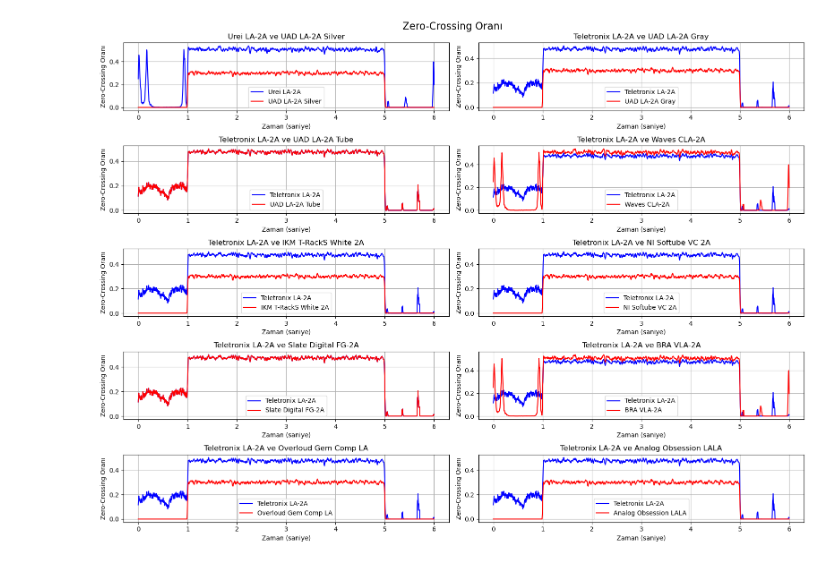
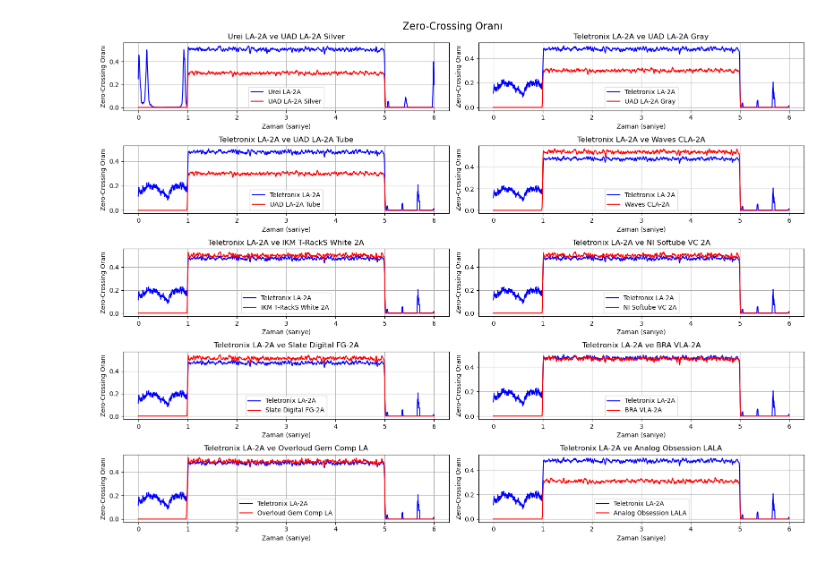
Before and after one commit to nazimerensahin/Audio-Comparison, a Jupyter notebook: Master's Thesis/ZCR.ipynb, the cells around one changed output. Saved outputs shown, nothing was run; the diff lists cells and outputs as text; code cells hidden in the pictures.

```diff
--- a/Master's Thesis/ZCR.ipynb
+++ b/Master's Thesis/ZCR.ipynb
@@ -15,18 +15,18 @@ import librosa.display
 
 # Ses dosyalarının yollarını bir listeye ekleme
 audio_files = [
-    "/Users/nazimerensahin/Desktop/la_2a_processed/PLUGINS/Audio Files/white.noise.LA2A Teletronix_05.wav",
-    "/Users/nazimerensahin/Desktop/la_2a_processed/PLUGINS/Audio Files/white.noise.LA2A Urei_04.wav",
-    "/Users/nazimerensahin/Desktop/la_2a_processed/PLUGINS/Audio Files/uad gray white noise.wav",
-    "/Users/nazimerensahin/Desktop/la_2a_processed/PLUGINS/Audio Files/uad silver white noise.wav",
-    "/Users/nazimerensahin/Desktop/la_2a_processed/PLUGINS/Audio Files/white.noise.LA2A Teletronix_05.wav",
-    "/Users/nazimerensahin/Desktop/la_2a_processed/PLUGINS/Audio Files/white.noise.LA2A Urei_04.wav",
-    "/Users/nazimerensahin/Desktop/la_2a_processed/PLUGINS/Audio Files/uad gray white noise.wav",
-    "/Users/nazimerensahin/Desktop/la_2a_processed/PLUGINS/Audio Files/uad silver white noise.wav",
-    "/Users/nazimerensahin/Desktop/la_2a_processed/PLUGINS/Audio Files/white.noise.LA2A Teletronix_05.wav",
-    "/Users/nazimerensahin/Desktop/la_2a_processed/PLUGINS/Audio Files/white.noise.LA2A Urei_04.wav",
-    "/Users/nazimerensahin/Desktop/la_2a_processed/PLUGINS/Audio Files/uad gray white noise.wav",
-    "/Users/nazimerensahin/Desktop/la_2a_processed/PLUGINS/Audio Files/uad silver white noise.wav",
+    "/Users/nazimerensahin/Desktop/processed/teletronix_white_noise.wav",
+    "/Users/nazimerensahin/Desktop/processed/urei_white_noise.wav",
+    "/Users/nazimerensahin/Desktop/processed/uad_gray_white_noise.wav",
+    "/Users/nazimerensahin/Desktop/processed/uad_silver_white_noise.wav",
+    "/Users/nazimerensahin/Desktop/processed/uad_tube_white_noise.wav",
+    "/Users/nazimerensahin/Desktop/processed/waves_cla-2a_white_noise.wav",
+    "/Users/nazimerensahin/Desktop/processed/ikm_white-2a_white_noise.wav",
+    "/Users/nazimerensahin/Desktop/processed/ni_softube_vc-2a_white_noise.wav",
+    "/Users/nazimerensahin/Desktop/processed/ss_fg-2a_white_noise.wav",
+    "/Users/nazimerensahin/Desktop/processed/bra_vla-2a_white_noise.wav",
+    "/Users/nazimerensahin/Desktop/processed/overloud_gem-comp-la_white_noise.wav",
+    "/Users/nazimerensahin/Desktop/processed/ao_lala_white_noise.wav",
 ]
 
 # Ses dosyalarının isimlendirilmesi
@@ -73,31 +73,31 @@ plt.ylabel("Zero-Crossing Oranı")
 plt.legend()
 plt.grid()
 plot_idx += 1
 
 # İkinci ve Sonrası: Teletronix LA-2A ile diğer pluginler
 for idx, (file_path, label) in enumerate(zip(audio_files[2:], audio_labels[2:]), start=2):
     if label in [audio_labels[1], audio_labels[3]]:  # Urei ve Silver zaten karşılaştırıldı
         continue
 
     # Diğer ses dosyasını yükleme
     other_wave, other_sr = librosa.load(file_path, sr=None)
     other_zcr = librosa.feature.zero_crossing_rate(other_wave)[0]
     other_time = librosa.times_like(other_zcr, sr=other_sr)
 
     # Karşılaştırma grafiği
     plt.subplot(5, 2, plot_idx)
     plt.plot(teletronix_time, teletronix_zcr, color="blue", label=audio_labels[0])
     plt.plot(other_time, other_zcr, color="red", label=label)
     plt.title(f"{audio_labels[0]} ve {label}")
     plt.xlabel("Zaman (saniye)")
     plt.ylabel("Zero-Crossing Oranı")
     plt.legend()
     plt.grid()
     plot_idx += 1
 
 # Genel düzenleme ve gösterim
 plt.tight_layout(rect=[0, 0, 1, 0.97])
 plt.suptitle("Zero-Crossing Oranı", fontsize=16)
 plt.show()
 # %% [output]
-[figure, old version]
+[figure, new version]
```
Also changed, not shown: 3 other files.
